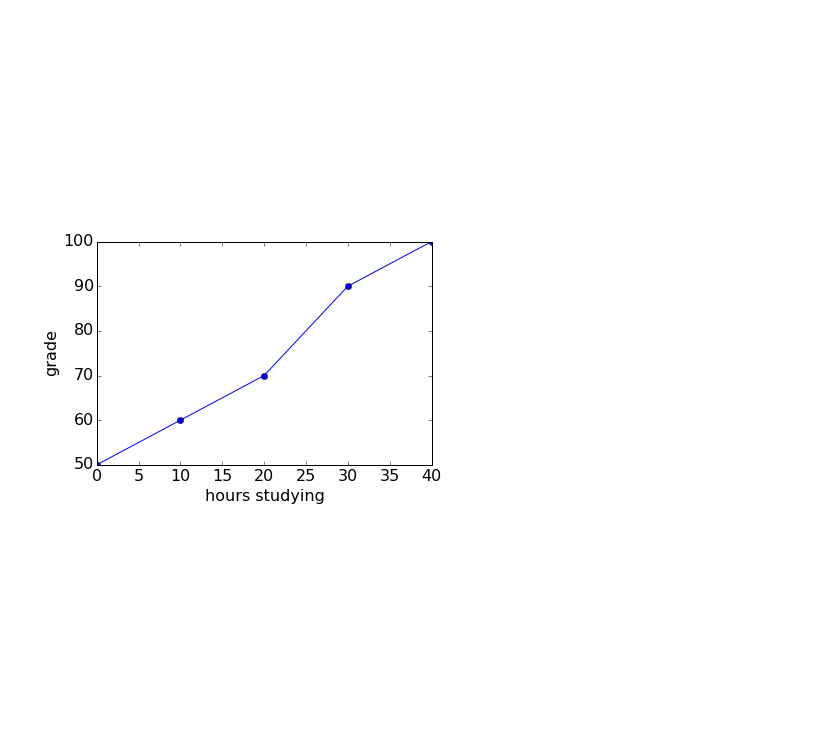
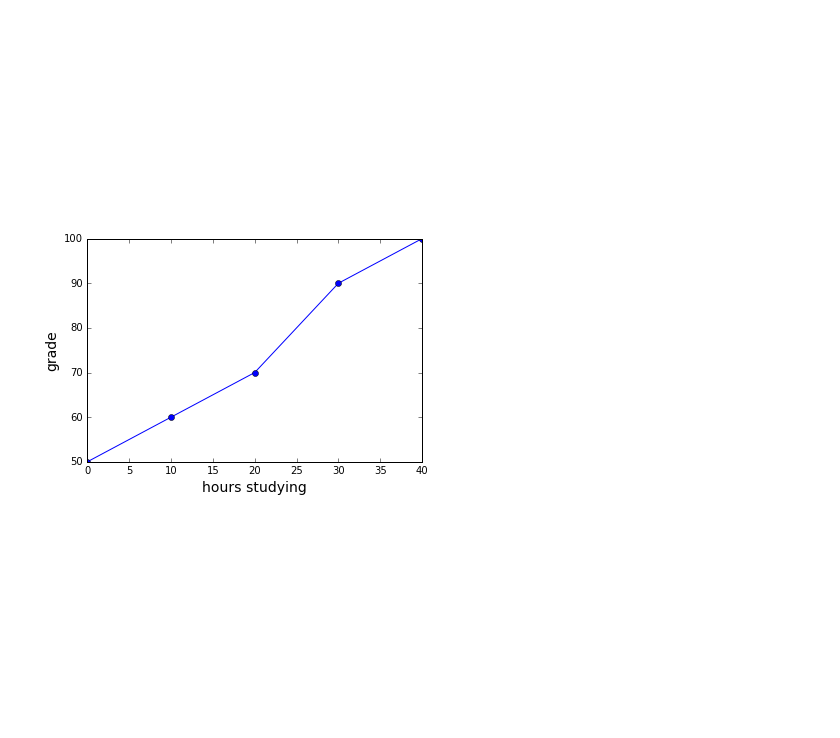
Before and after one commit to iit-cs579/main, a Jupyter notebook: lec/l01/l01.ipynb, the cells around one changed output. Drawn from its saved outputs; the diff is of its cells as text; code cells hidden in the pictures.

```diff
--- a/lec/l01/l01.ipynb
+++ b/lec/l01/l01.ipynb
@@ -166,14 +204,13 @@ print my_sum([1, 2, 3, 4, 5, 6, 7])
 # %%
 %matplotlib inline
 import matplotlib.pyplot as plt
 import numpy as np
-plt.rcParams.update({'font.size': 16})
 
 plt.plot(np.arange(5)*10, [50, 60, 70, 90, 100], 'bo-')
-plt.xlabel('hours studying')
-plt.ylabel('grade')
+plt.xlabel('hours studying', size=14)
+plt.ylabel('grade', size=14)
 plt.show()
 # %% [output]
-[figure, old version]
+[figure, new version]
 # %% [markdown]
 <br><br><br><br><br><br><br><br><br><br><br><br>
```
Also changed, not shown: parts of 22 cells of this notebook, 3 other files.
